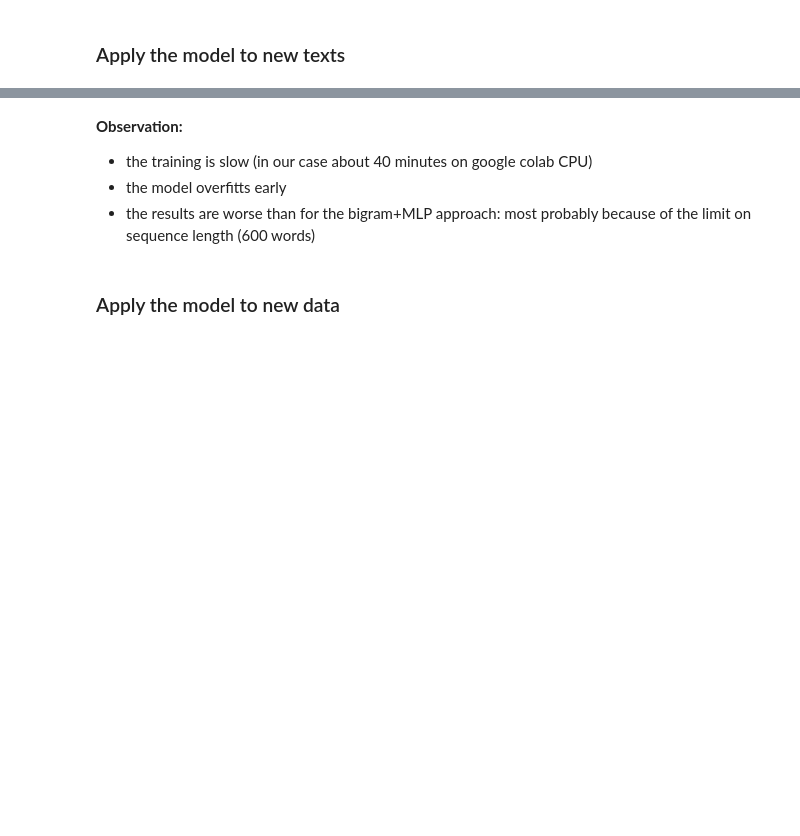
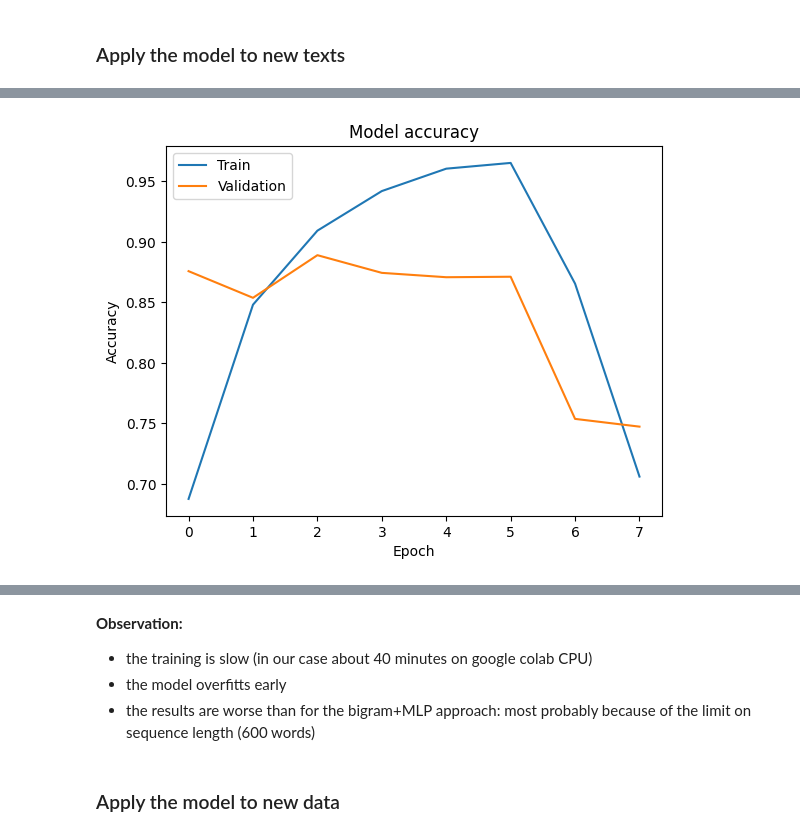
Before and after one commit to reitezuz/18NES2-2025, a Jupyter notebook: week_10/text_classification_IMDB.ipynb, the cells around one changed output, grey strips where cells are left out. Saved outputs shown, nothing was run; the diff lists cells and outputs as text; code cells hidden in the pictures; blank space fills up the shorter version.

```diff
--- a/week_10/text_classification_IMDB.ipynb
+++ b/week_10/text_classification_IMDB.ipynb
@@ -619,0 +667,86 @@ x.shape
+# %%
+from keras import ops # Ensure ops is imported
+
+rnn_units = 32
+max_epochs = 10
+model_name = "one_hot_bidir_lstm.keras"
+
+###############################################
+# Define the model architecture:
+# Corrected: Input shape should reflect the fixed max_length
+inputs = keras.Input(shape=(max_length,), dtype="int64") # Input shape is (None, max_length)
+
+one_hot_encoded = layers.Lambda(lambda x: ops.one_hot(tf.cast(x, tf.int32), max_tokens), output_shape=(max_length, max_tokens))(inputs)
+
+# The embedded tensor now has shape (None, max_length, max_tokens), which is 3D.
+embedded = layers.Lambda(lambda x: ops.cast(x, "float32"))(one_hot_encoded)
+
+# This 3D tensor is compatible with Bidirectional(LSTM).
+x = layers.Bidirectional(layers.LSTM(rnn_units))(embedded)
+x = layers.Dropout(0.5)(x)
+outputs = layers.Dense(1, activation="sigmoid")(x)
+model = keras.Model(inputs, outputs)
+
+model.compile(optimizer="adam",
+              loss="binary_crossentropy",
+              metrics=["accuracy"])
+model.summary()
+
+################################################
+# Train the model
+import keras, time
+callbacks = [
+    keras.callbacks.EarlyStopping(monitor="val_loss", restore_best_weights=True, patience=5, )
+]
+
+start_time = time.time()
+history = model.fit(int_train_ds.cache(),
+          validation_data=int_val_ds.cache(),
+          epochs=10,
+          callbacks=callbacks)
+time_fit = time.time() - start_time
+
+###############################
+# Plot the training progress:
+plot_history(history)
+
+train_loss, train_acc = model.evaluate(int_train_ds)
+val_loss, val_acc = model.evaluate(int_val_ds)
+test_loss, test_acc = model.evaluate(int_test_ds)
+
+print(f"Train acc: {train_acc:.3f}")
+print(f"Val acc: {val_acc:.3f}")
+print(f"Test acc: {test_acc:.3f}")
+
+###############################
+# Save the model:
+import os
+model_dir = "./models/"
+if not os.path.exists(model_dir):
+    os.makedirs(model_dir)
+model.save(model_dir + model_name)
+
+#################################
+# Add results to the dataframe:
+new_entry = {
+    "Model Name" : model_name.strip(".keras"),
+    "Details" : str(max_tokens) + " tokens, " + str(hidden_dim),
+    "Train Loss" : train_loss,
+    "Val Loss" : val_loss,
+    "Test Loss" : test_loss,
+    "Train Acc" : train_acc,
+    "Val Acc" : val_acc,
+    "Test Acc" : test_acc,
+    "Epochs": max,
+    "Time (s)": time_fit
+}
+
+###############################
+if results_df.empty or "results_df" not in globals():
+    results_df = pd.DataFrame([new_entry])
+else:
+    results_df = pd.concat([results_df, pd.DataFrame([new_entry])], ignore_index=True)
+# save the dataframe
+results_df.to_csv("results.csv", index=False)
+results_df
+# %% [output]
@@ -619,0 +789 @@ x.shape
+[figure, added]
```
Also changed, not shown: parts of 48 cells of this notebook.
